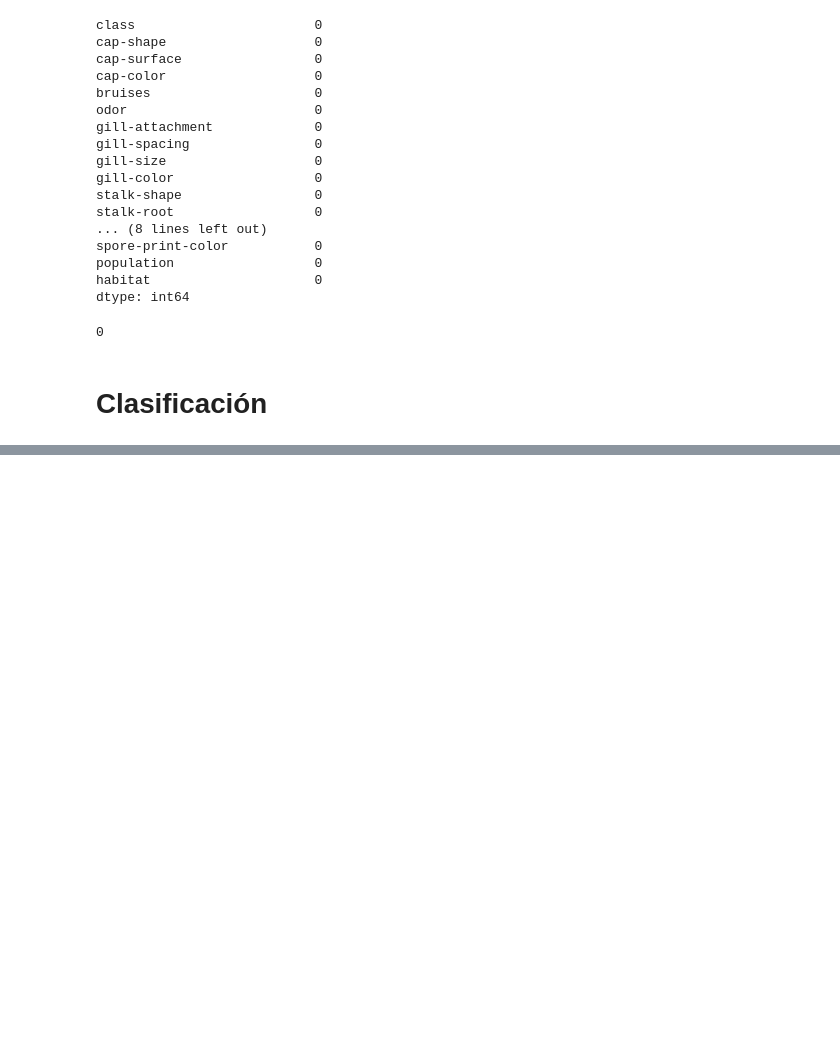
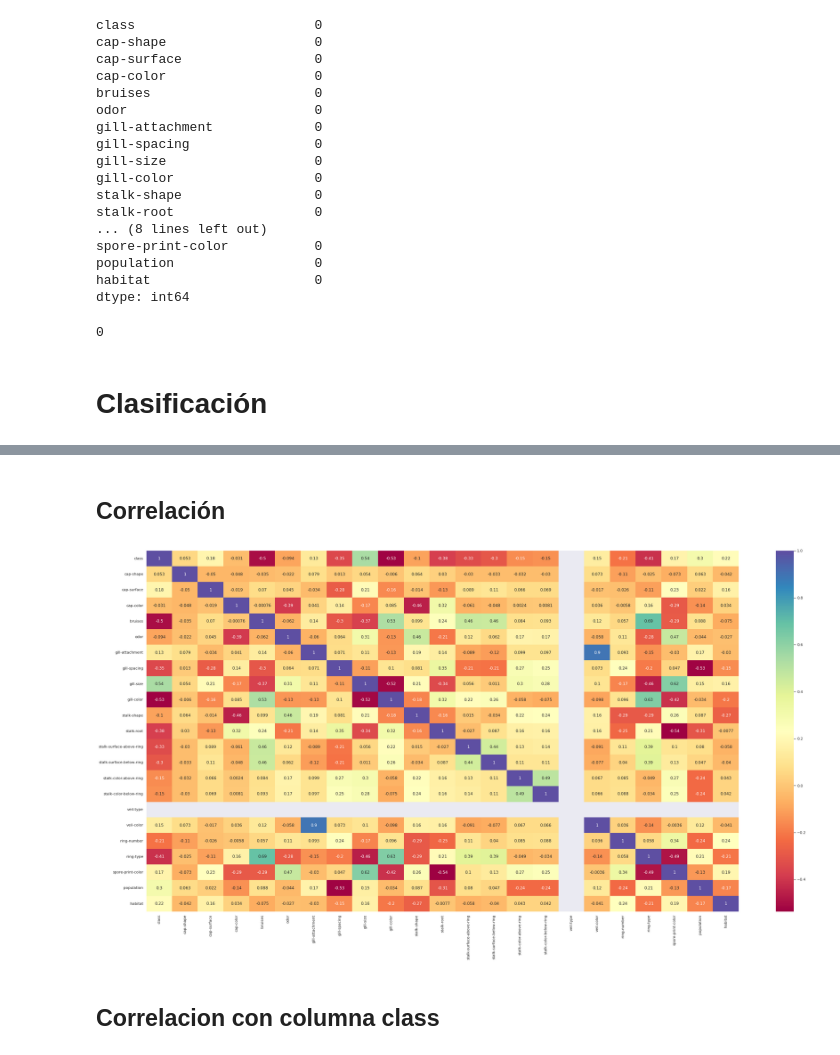
Before and after one commit to EMcoding17/ExtraccionConocimientosDeBD, a Jupyter notebook: Actividad05/Hongos.ipynb, the cells around one changed output, grey strips where cells are left out. Saved outputs shown, nothing was run; the diff lists cells and outputs as text; code cells hidden in the pictures; blank space fills up the shorter version.

```diff
--- a/Actividad05/Hongos.ipynb
+++ b/Actividad05/Hongos.ipynb
@@ -124,0 +160,4 @@ df.duplicated().sum()
+# %%
+#Convertir columnas como tipo categorico
+columns = df.columns
+df[columns] = df[columns].astype('category')
@@ -124,0 +187,5 @@ df.duplicated().sum()
+# %%
+#Transformar columnas categoricas a numericas
+encoder = OrdinalEncoder()
+encoder.fit(df[columns])
+df[columns] = encoder.transform(df[columns])
@@ -124,0 +261,12 @@ df.duplicated().sum()
+# %% [markdown]
+## **Correlación**
+# %%
+#Mostrar la correlacion del dataframe en un heatmap
+#HEATMAP
+plt.figure(figsize=(40,20))
+sns.heatmap(df.corr(), cmap="Spectral", annot=True)
+plt.show()
+# %% [output]
+[figure, added]
+# %% [markdown]
+## **Correlacion con columna class**
```
Also changed, not shown: parts of 25 cells of this notebook.
